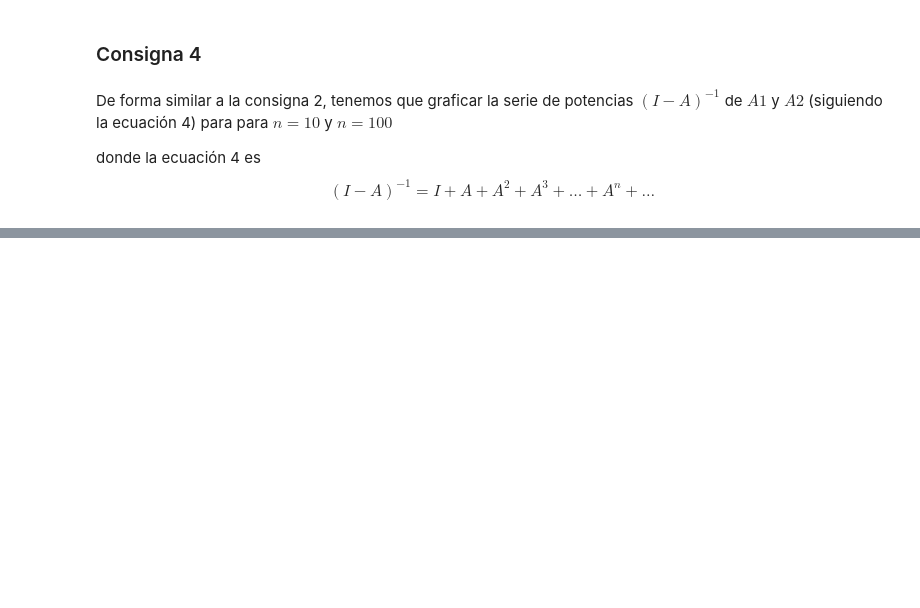
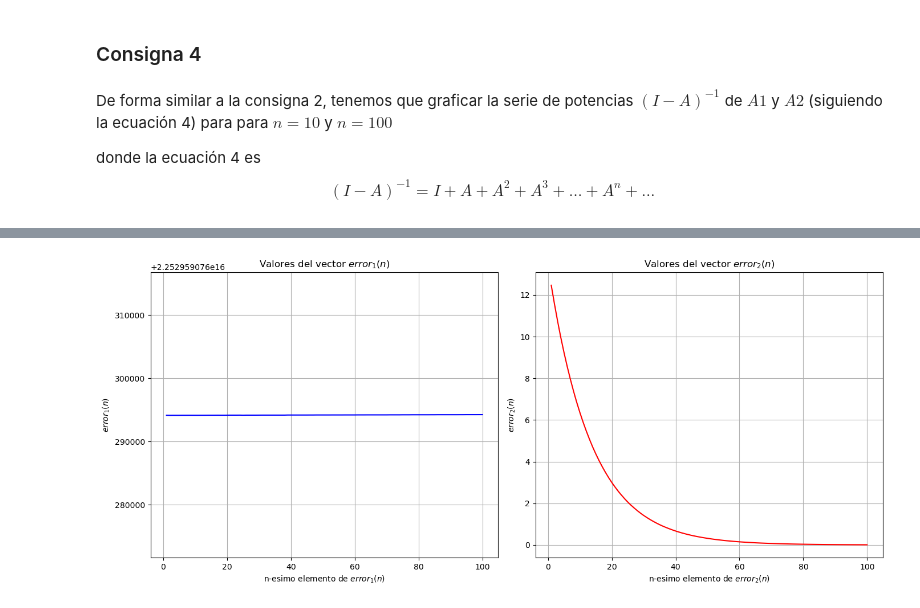
Before and after one commit to Gabrielnm7/ALC-FCEN_UBA, a Jupyter notebook: TP2/grupo_abeliano_TP2.ipynb, the cells around one changed output, grey strips where cells are left out. Cells and saved outputs as stored; diff of their text form; code cells hidden in the pictures; blank space fills up the shorter version.

```diff
--- a/TP2/grupo_abeliano_TP2.ipynb
+++ b/TP2/grupo_abeliano_TP2.ipynb
@@ -228,3 +230,24 @@ donde la ecuación 4 es
 $$
 (I-A)^{-1} = I + A + A^2 + A^3 + \dots + A^n + \dots
 $$
+# %%
+# Creamos los vectores correspondientes:
+N = 100
+a1 = np.zeros(N)
+a2 = np.zeros(N)
+
+A1_potencia = np.eye(A1.shape[0])  # Id del tam de A1
+A2_potencia = np.eye(A2.shape[0])  # Id del tam de A2
+
+suma_infinita_A1 = np.eye(A1.shape[0]) # Id del tam de A1
+suma_infinita_A2 = np.eye(A2.shape[0]) # Id del tam de A2
+
+for n in range(N):
+    A1_potencia = A1_potencia @ A1  # Potencia de A1
+    A2_potencia = A2_potencia @ A2  # Potencia de A2
+
+    suma_infinita_A1 = suma_infinita_A1 + A1_potencia # Serie de potencias de A1
+    suma_infinita_A2 = suma_infinita_A2 + A2_potencia # Serie de potencias de A2
+
+    a1[n] = norm(suma_infinita_A1, 2) # Norma 2 de A1^n
+    a2[n] = norm(suma_infinita_A2, 2) # Norma 2 de A2^n
@@ -230,0 +341,24 @@ $$
+# %%
+# Graficamos los distintos errores en dos figuras lado a lado:
+fig, (ax1, ax2) = plt.subplots(1, 2, figsize=(14, 6))
+
+#error_1(n)
+ax1.plot(range(1, N+1), error_1, color='blue')
+ax1.set_title('Valores del vector $error_1(n)$')
+ax1.set_xlabel('n-esimo elemento de $error_1(n)$')
+ax1.set_ylabel('$error_1(n)$', rotation=90)
+ax1.grid(True)
+
+
+#error_2(n)
+ax2.plot(range(1, N+1), error_2, color='red')
+ax2.set_title('Valores del vector $error_2(n)$')
+ax2.set_xlabel('n-esimo elemento de $error_2(n)$')
+ax2.set_ylabel('$error_2(n)$', rotation=90)
+ax2.grid(True)
+
+
+plt.tight_layout()
+plt.show()
+# %% [output]
+[figure, added]
```
Also changed, not shown: parts of 6 cells of this notebook.
